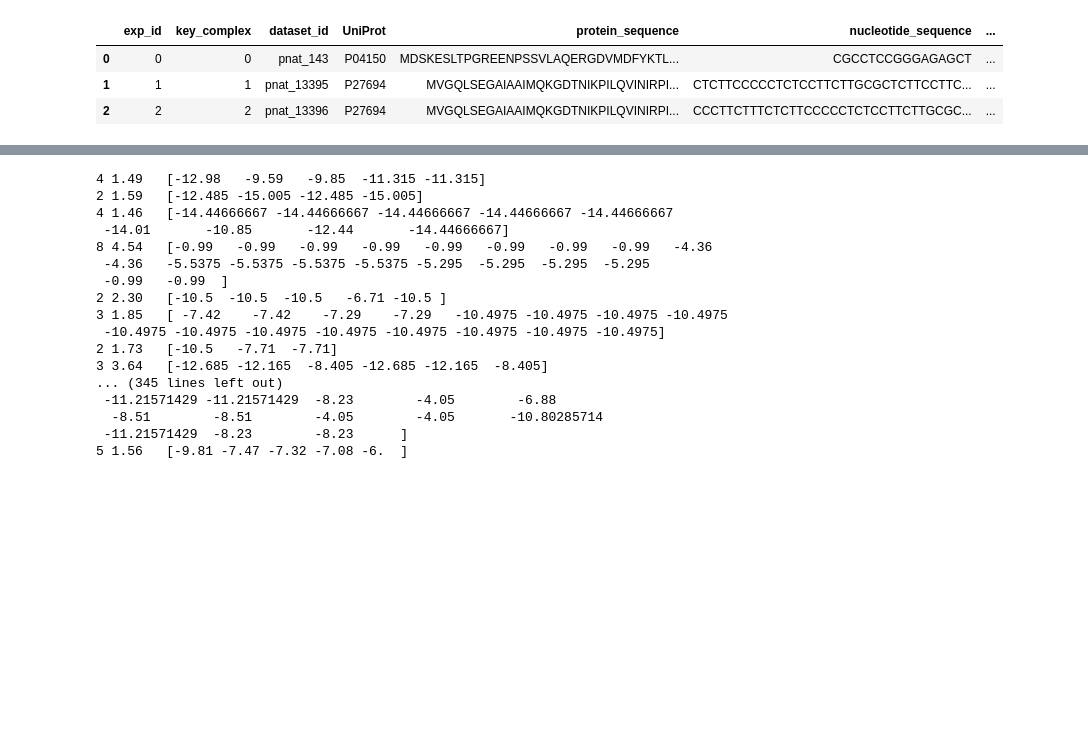
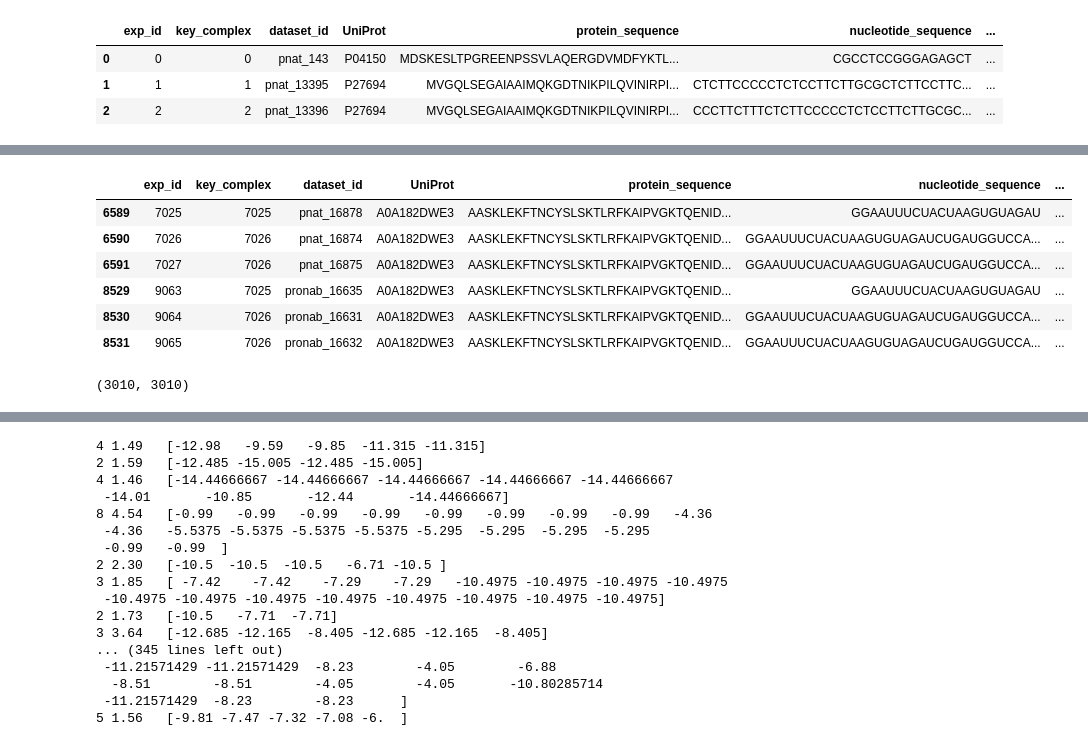
Before and after one commit to leepaul009/pri_model, a Jupyter notebook: notebook/Untitled1.ipynb, the cells around one changed output, grey strips where cells are left out. Saved outputs shown, nothing was run; the diff lists cells and outputs as text; code cells hidden in the pictures; blank space fills up the shorter version.

```diff
--- a/notebook/Untitled1.ipynb
+++ b/notebook/Untitled1.ipynb
@@ -56,0 +87,21 @@ madf.head(3)
+# %%
+sub_df
+# %% [output]
+|  | exp_id | key_complex | dataset_id | UniProt | protein_sequence | nucleotide_sequence | ... |
+| 6589 | 7025 | 7025 | pnat_16878 | A0A182DWE3 | AASKLEKFTNCYSLSKTLRFKAIPVGKTQENID... | GGAAUUUCUACUAAGUGUAGAU | ... |
+| 6590 | 7026 | 7026 | pnat_16874 | A0A182DWE3 | AASKLEKFTNCYSLSKTLRFKAIPVGKTQENID... | GGAAUUUCUACUAAGUGUAGAUCUGAUGGUCCA... | ... |
+| 6591 | 7027 | 7026 | pnat_16875 | A0A182DWE3 | AASKLEKFTNCYSLSKTLRFKAIPVGKTQENID... | GGAAUUUCUACUAAGUGUAGAUCUGAUGGUCCA... | ... |
+| 8529 | 9063 | 7025 | pronab_16635 | A0A182DWE3 | AASKLEKFTNCYSLSKTLRFKAIPVGKTQENID... | GGAAUUUCUACUAAGUGUAGAU | ... |
+| 8530 | 9064 | 7026 | pronab_16631 | A0A182DWE3 | AASKLEKFTNCYSLSKTLRFKAIPVGKTQENID... | GGAAUUUCUACUAAGUGUAGAUCUGAUGGUCCA... | ... |
+| 8531 | 9065 | 7026 | pronab_16632 | A0A182DWE3 | AASKLEKFTNCYSLSKTLRFKAIPVGKTQENID... | GGAAUUUCUACUAAGUGUAGAUCUGAUGGUCCA... | ... |
+# %%
+exp_id_list = []
+seq_list = []
+for _, sub_df in main_df.groupby('protein_sequence'):
+    exp_id = sub_df['exp_id'].values[0]
+    seq = sub_df['protein_sequence'].values[0]
+    exp_id_list.append(exp_id)
+    seq_list.append(seq)
+len(exp_id_list), len(seq_list)
+# %% [output]
+(3010, 3010)
```
Also changed, not shown: parts of 3 cells of this notebook, 23 other files.
